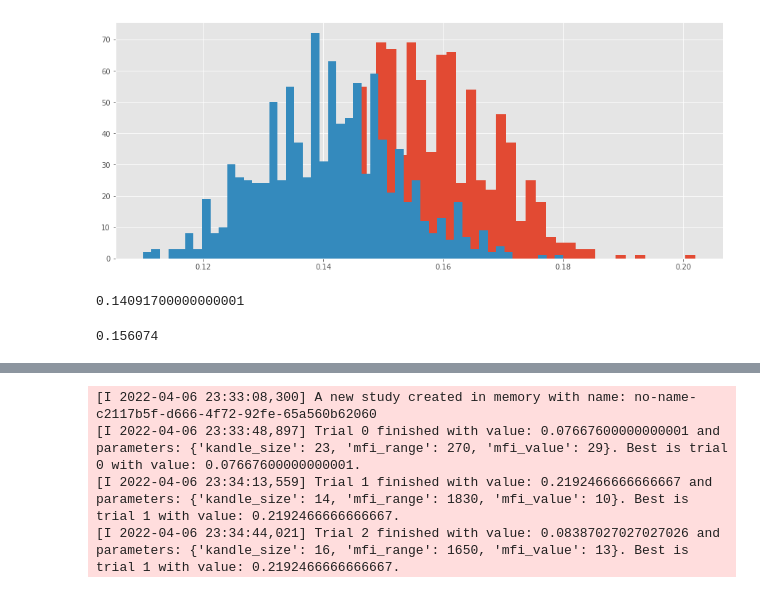
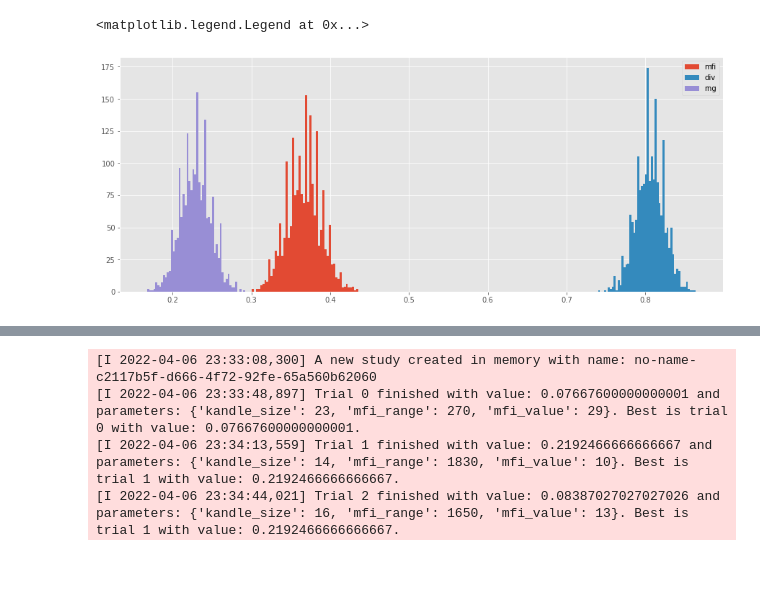
Before and after one commit to charubaiel/MarketCrackers, a Jupyter notebook: kpis/mfi.ipynb, the cells around one changed output, grey strips where cells are left out. Saved outputs shown, nothing was run; the diff lists cells and outputs as text; code cells hidden in the pictures; blank space fills up the shorter version.

```diff
--- a/kpis/mfi.ipynb
+++ b/kpis/mfi.ipynb
@@ -49,5 +63,7 @@ dfs = df['price'].loc['2019']
 # %%
 mfi_idx = calc_mfi(df.loc[dfs.index]).where(lambda x: x<30).dropna().index
+dvmfi_idx = div_check(df.loc[dfs.index],**best_params_devmfi).where(lambda x: x==True).dropna().index
 rng_idx = np.random.choice(dfs.index,len(mfi_idx))
 print(f'MFI point counts {len(mfi_idx)} \n')
+print(f'DVMFI point counts {len(dvmfi_idx)} \n')
 # %% [output]
@@ -55,4 +73,4 @@ MFI point counts 15493
 # %%
-rng = Parallel(n_jobs=6, verbose=10)(delayed(validate_strategy)(data=dfs,idx=rng_idx,probability=False) for _ in range(1000))
+rng = Parallel(n_jobs=6, verbose=10)(delayed(validate_strategy)(data=dfs,idx=rng_idx,probability=False,sample_size=500) for _ in range(2000))
 # %% [output]
 [Parallel(n_jobs=6)]: Using backend LokyBackend with 6 concurrent workers.
@@ -75,4 +93,4 @@ rng = Parallel(n_jobs=6, verbose=10)(delayed(validate_strategy)(data=dfs,idx=rng
 # %%
-mfi = Parallel(n_jobs=6, verbose=10)(delayed(validate_strategy)(data=dfs,idx=mfi_idx,probability=False) for _ in range(1000))
+mfi = Parallel(n_jobs=6, verbose=10)(delayed(validate_strategy)(data=dfs,idx=mfi_idx,probability=False,sample_size=500) for _ in range(2000))
 # %% [output]
 [Parallel(n_jobs=6)]: Using backend LokyBackend with 6 concurrent workers.
@@ -94,0 +113,2 @@ mfi = Parallel(n_jobs=6, verbose=10)(delayed(validate_strategy)(data=dfs,idx=mfi
+# %%
+dvmfi = Parallel(n_jobs=6, verbose=10)(delayed(validate_strategy)(data=dfs,idx=dvmfi_idx,probability=False,sample_size=500) for _ in range(2000))
@@ -95,14 +133,9 @@ mfi = Parallel(n_jobs=6, verbose=10)(delayed(validate_strategy)(data=dfs,idx=mfi
 # %%
 plt.hist(np.array(mfi).mean(axis=1),bins=50);
+plt.hist(np.array(dvmfi).mean(axis=1),bins=50);
 plt.hist(np.array(rng).mean(axis=1),bins=50);
+plt.legend(['mfi','div','rng'])
 # %% [output]
+<matplotlib.legend.Legend at 0x...>
-[figure, old version]
+[figure, new version]
-# %%
-np.array(rng).mean(axis=1).mean()
-# %% [output]
-0.14091700000000001
-# %%
-np.array(mfi).mean(axis=1).mean()
-# %% [output]
-0.156074
 # %%
```
Also changed, not shown: parts of 16 cells of this notebook, 1 other file.
